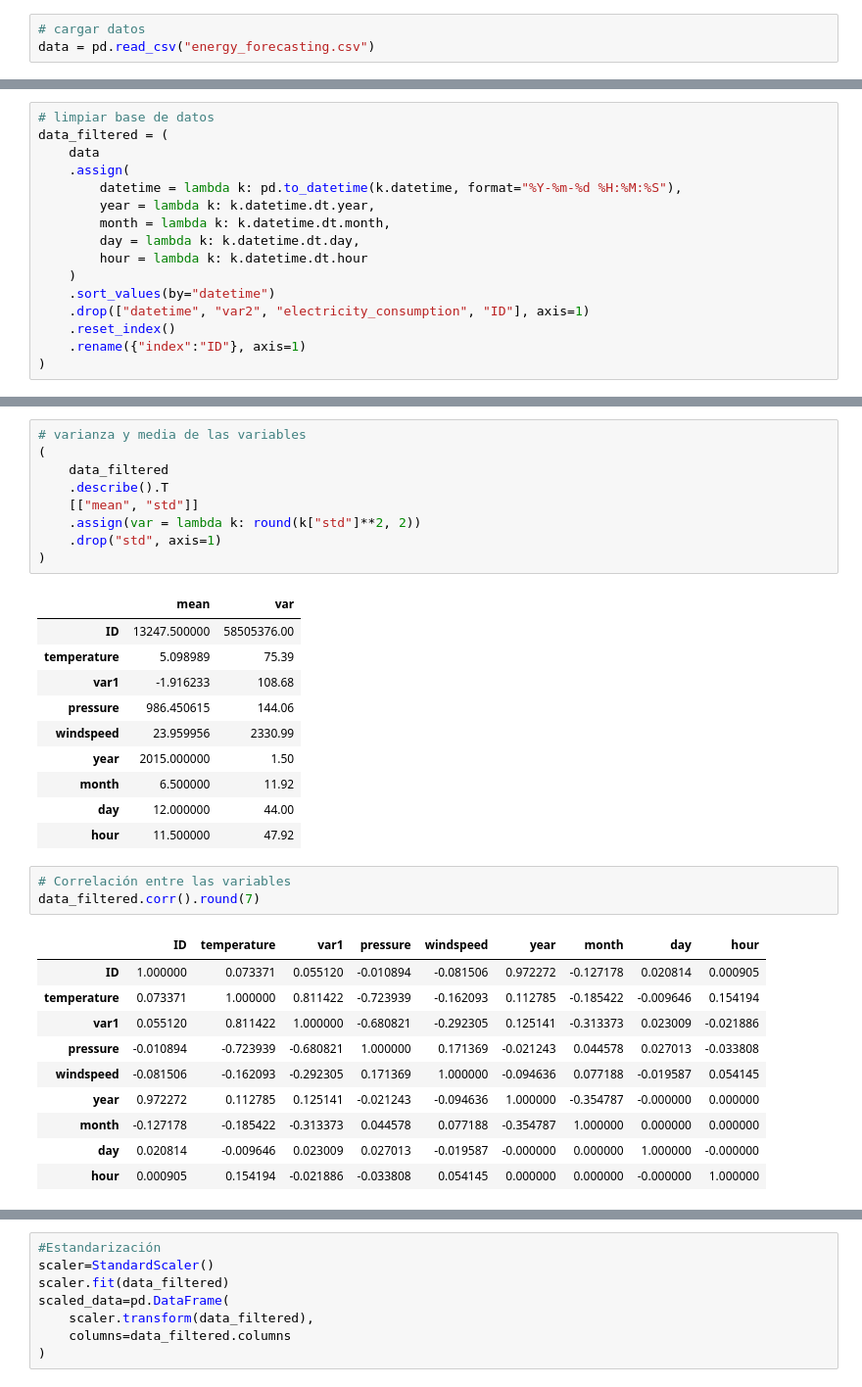
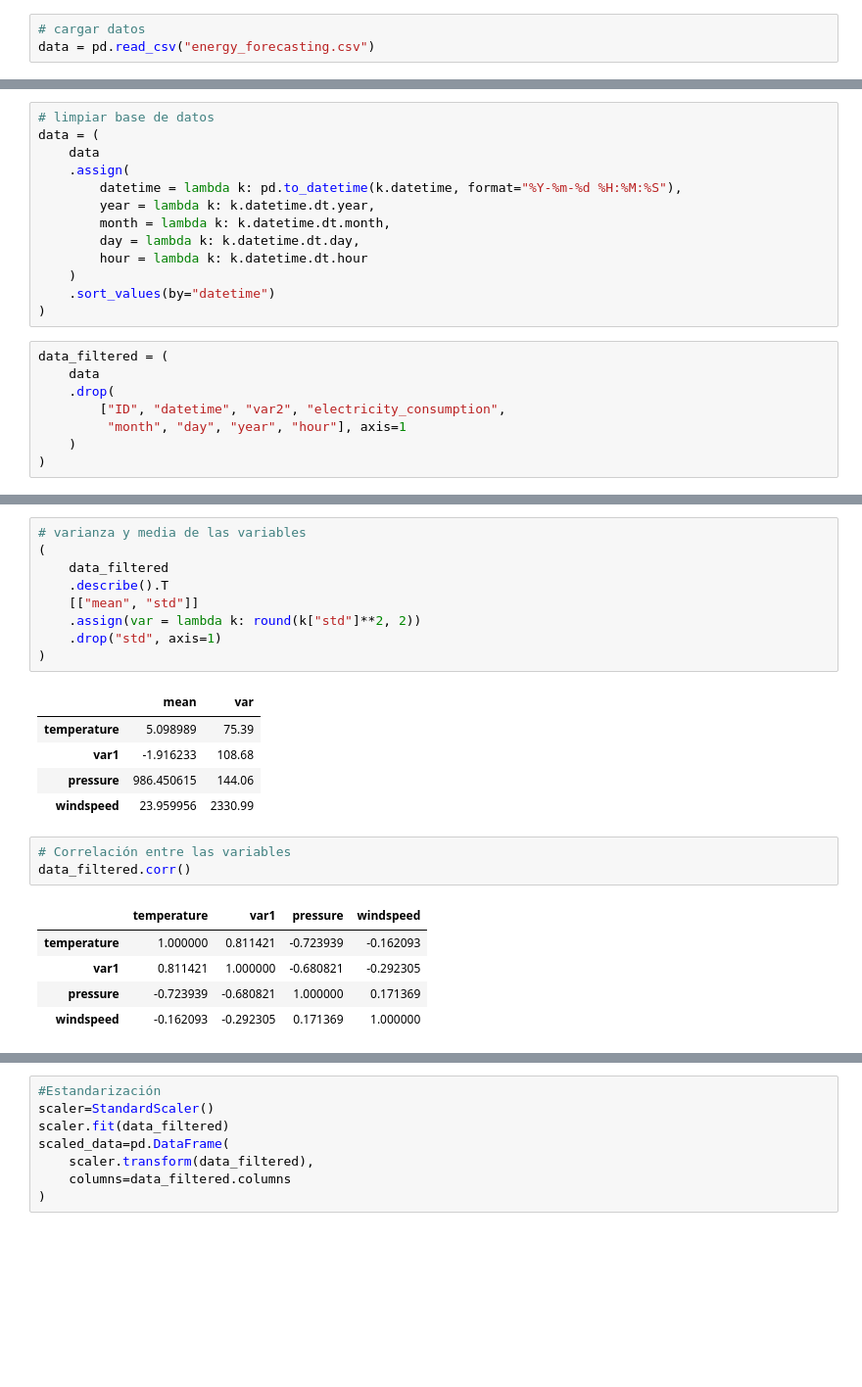
Before and after one commit to Gegori1/analisis-estadistico-multivariado, a Jupyter notebook: practica_4/PCA_energyforecast.ipynb, the cells around one changed output, grey strips where cells are left out. Shown at 98% size. Cells and saved outputs as stored; diff of their text form; blank space fills up the shorter version.

```diff
--- a/practica_4/PCA_energyforecast.ipynb
+++ b/practica_4/PCA_energyforecast.ipynb
@@ -23,6 +19,6 @@ data.head()
 # %%
 # limpiar base de datos
-data_filtered = (
+data = (
     data
     .assign(
         datetime = lambda k: pd.to_datetime(k.datetime, format="%Y-%m-%d %H:%M:%S"),
@@ -32,10 +28,15 @@ data_filtered = (
         hour = lambda k: k.datetime.dt.hour
     )
     .sort_values(by="datetime")
-    .drop(["datetime", "var2", "electricity_consumption", "ID"], axis=1)
-    .reset_index()
-    .rename({"index":"ID"}, axis=1)
 )
+# %%
+data_filtered = (
+    data
+    .drop(
+        ["ID", "datetime", "var2", "electricity_consumption",
+         "month", "day", "year", "hour"], axis=1
+    )
+)
 # %%
 data_filtered.head(3)
 # %% [output]
@@ -54,28 +55,18 @@ data_filtered.head(3)
 )
 # %% [output]
 |  | mean | var |
-| ID | 13247.500000 | 58505376.00 |
 | temperature | 5.098989 | 75.39 |
 | var1 | -1.916233 | 108.68 |
 | pressure | 986.450615 | 144.06 |
 | windspeed | 23.959956 | 2330.99 |
-| year | 2015.000000 | 1.50 |
-| month | 6.500000 | 11.92 |
-| day | 12.000000 | 44.00 |
-| hour | 11.500000 | 47.92 |
 # %%
 # Correlación entre las variables
-data_filtered.corr().round(7)
+data_filtered.corr()
 # %% [output]
-|  | ID | temperature | var1 | pressure | windspeed | year | month | day | hour |
-| ID | 1.000000 | 0.073371 | 0.055120 | -0.010894 | -0.081506 | 0.972272 | -0.127178 | 0.020814 | 0.000905 |
-| temperature | 0.073371 | 1.000000 | 0.811422 | -0.723939 | -0.162093 | 0.112785 | -0.185422 | -0.009646 | 0.154194 |
-| var1 | 0.055120 | 0.811422 | 1.000000 | -0.680821 | -0.292305 | 0.125141 | -0.313373 | 0.023009 | -0.021886 |
-| pressure | -0.010894 | -0.723939 | -0.680821 | 1.000000 | 0.171369 | -0.021243 | 0.044578 | 0.027013 | -0.033808 |
-| windspeed | -0.081506 | -0.162093 | -0.292305 | 0.171369 | 1.000000 | -0.094636 | 0.077188 | -0.019587 | 0.054145 |
-| year | 0.972272 | 0.112785 | 0.125141 | -0.021243 | -0.094636 | 1.000000 | -0.354787 | -0.000000 | 0.000000 |
-| month | -0.127178 | -0.185422 | -0.313373 | 0.044578 | 0.077188 | -0.354787 | 1.000000 | 0.000000 | 0.000000 |
-| day | 0.020814 | -0.009646 | 0.023009 | 0.027013 | -0.019587 | -0.000000 | 0.000000 | 1.000000 | -0.000000 |
-| hour | 0.000905 | 0.154194 | -0.021886 | -0.033808 | 0.054145 | 0.000000 | 0.000000 | -0.000000 | 1.000000 |
+|  | temperature | var1 | pressure | windspeed |
+| temperature | 1.000000 | 0.811421 | -0.723939 | -0.162093 |
+| var1 | 0.811421 | 1.000000 | -0.680821 | -0.292305 |
+| pressure | -0.723939 | -0.680821 | 1.000000 | 0.171369 |
+| windspeed | -0.162093 | -0.292305 | 0.171369 | 1.000000 |
 # %%
 # Forma gráfica (pocas variables)
```
Also changed, not shown: parts of 12 cells of this notebook, 4 other files.
